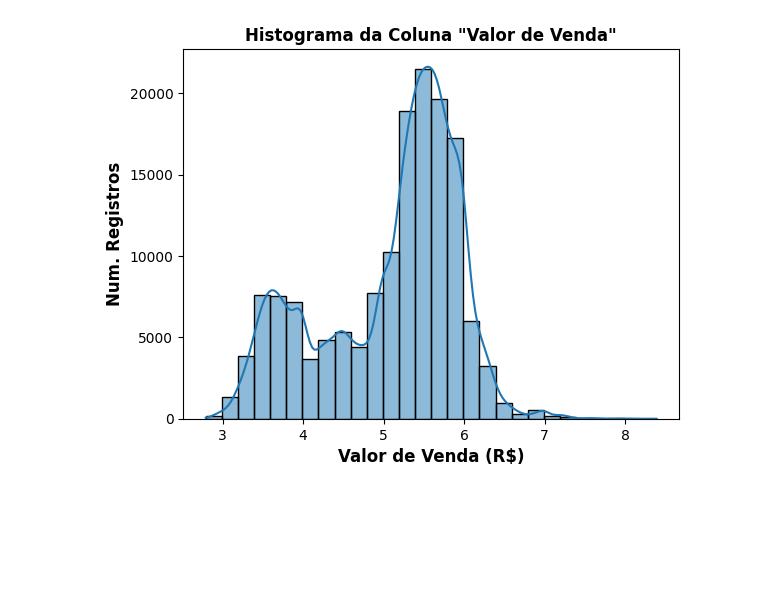
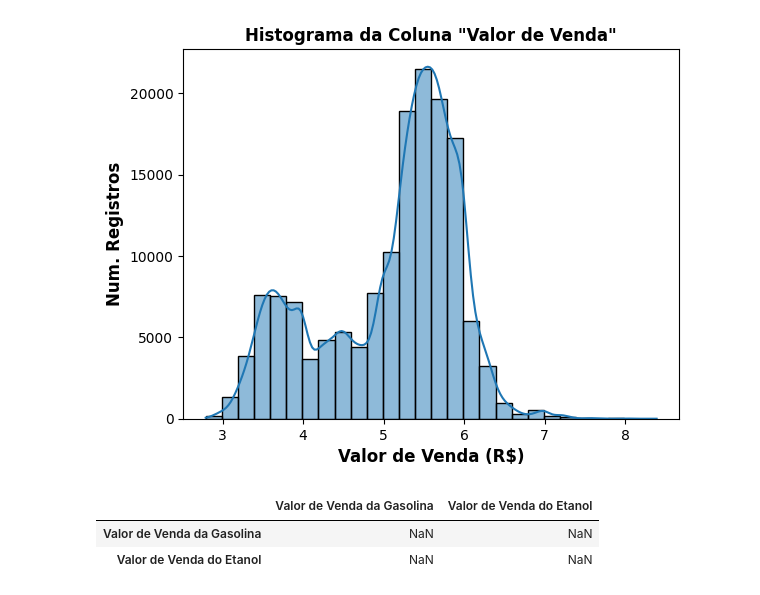
Before and after one commit to gideoni-santos/projeto-squad5-m4, a Jupyter notebook: Analise_combustiveis.ipynb, the cells around one changed output. Drawn from its saved outputs; the diff is of its cells as text; code cells hidden in the pictures; blank space fills up the shorter version.

```diff
--- a/Analise_combustiveis.ipynb
+++ b/Analise_combustiveis.ipynb
@@ -644,3 +673,24 @@ plt.xlabel('Valor de Venda (R$)', fontsize=12, fontweight='bold')
 plt.show()
 # %% [output]
 [figure]
+# %%
+import pandas as pd
+
+# Suponhamos que 'gasolina' e 'etanol' são suas séries de dados com quantidades de linhas diferentes
+# Vamos criar um DataFrame com as datas como índice
+data_index = pd.date_range(start='2023-05-01', end='2023-06-30', freq='D')
+df = pd.DataFrame(index=data_index)
+
+# Adicione as colunas 'Valor de Venda da Gasolina' e 'Valor de Venda do Etanol'
+df['Valor de Venda da Gasolina'] = gasolina['Valor de Venda']
+df['Valor de Venda do Etanol'] = etanol['Valor de Venda']
+
+# Calcule a correlação entre as duas colunas
+correlation = df.corr()
+
+# Exiba a matriz de correlação
+correlation
+# %% [output]
+|  | Valor de Venda da Gasolina | Valor de Venda do Etanol |
+| Valor de Venda da Gasolina | NaN | NaN |
+| Valor de Venda do Etanol | NaN | NaN |
```
Also changed, not shown: parts of 8 cells of this notebook.
